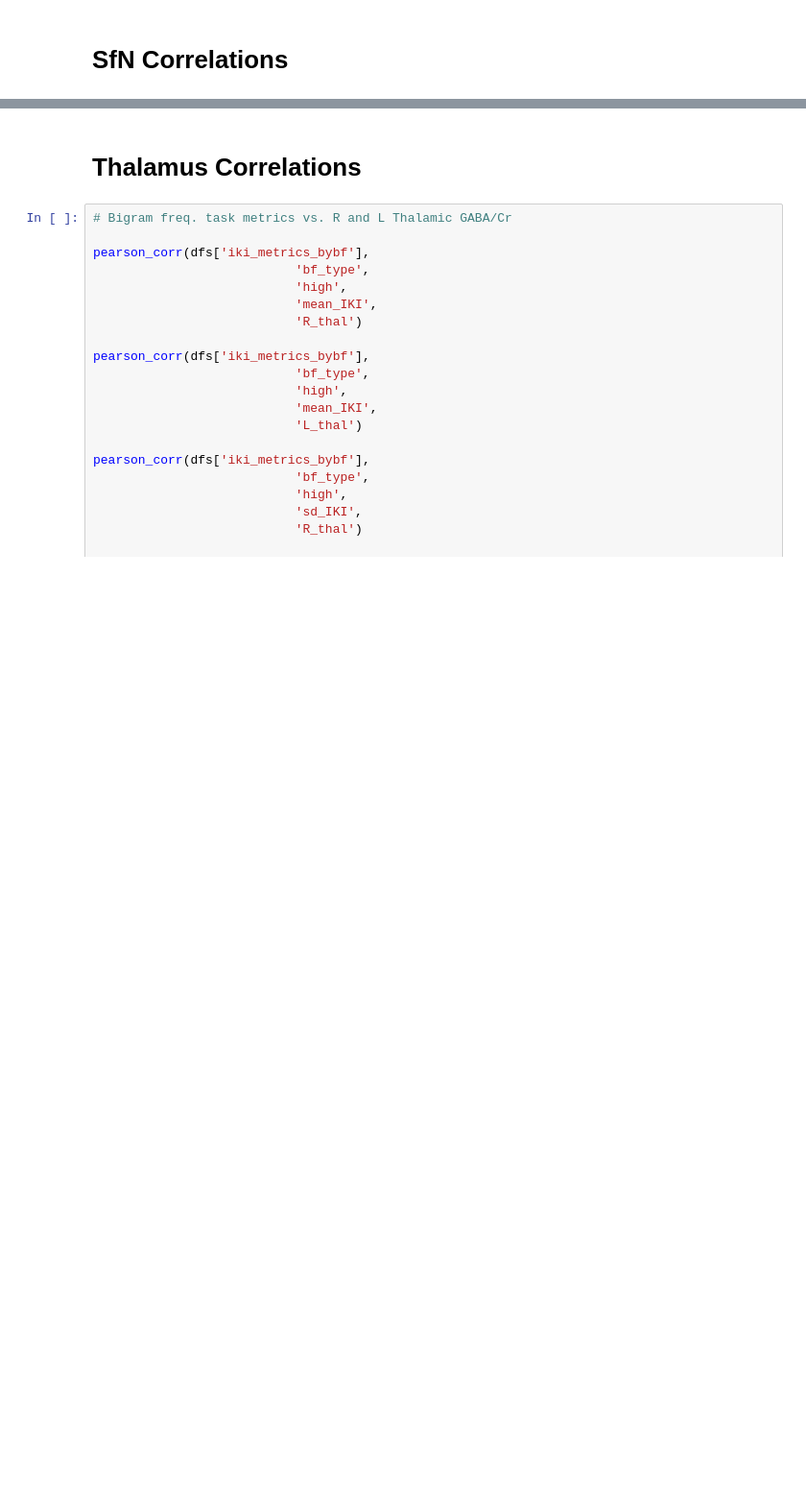
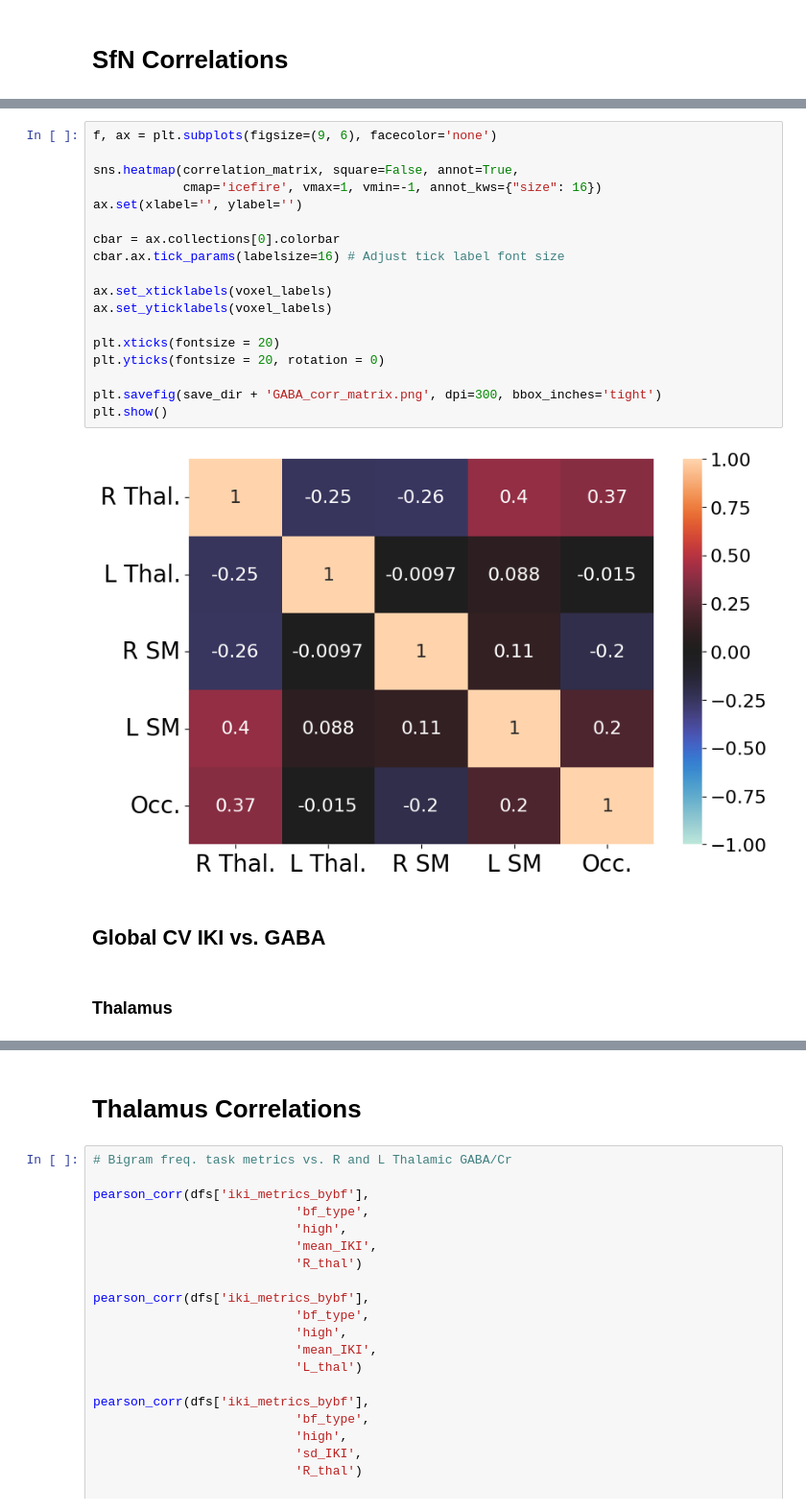
Before and after one commit to rruopp/typingexp, a Jupyter notebook: typing_task_analysis/MRS_analysis.ipynb, the cells around one changed output, grey strips where cells are left out. Shown at 96% size. Saved outputs shown, nothing was run; the diff lists cells and outputs as text; blank space fills up the shorter version.

```diff
--- a/typing_task_analysis/MRS_analysis.ipynb
+++ b/typing_task_analysis/MRS_analysis.ipynb
@@ -128,0 +211,24 @@ pg.pairwise_tests(no_occ, 'Mean_GABA_Cr', 'voxel', effsize='cohen', padjust='bon
+# %%
+f, ax = plt.subplots(figsize=(9, 6), facecolor='none')
+
+sns.heatmap(correlation_matrix, square=False, annot=True,
+            cmap='icefire', vmax=1, vmin=-1, annot_kws={"size": 16})
+ax.set(xlabel='', ylabel='')
+
+cbar = ax.collections[0].colorbar
+cbar.ax.tick_params(labelsize=16) # Adjust tick label font size
+
+ax.set_xticklabels(voxel_labels)
+ax.set_yticklabels(voxel_labels)
+
+plt.xticks(fontsize = 20)
+plt.yticks(fontsize = 20, rotation = 0)
+
+plt.savefig(save_dir + 'GABA_corr_matrix.png', dpi=300, bbox_inches='tight')
+plt.show()
+# %% [output]
+[figure, added]
+# %% [markdown]
+## Global CV IKI vs. GABA
+# %% [markdown]
+### Thalamus
```
Also changed, not shown: parts of 41 cells of this notebook, 34 other files.
